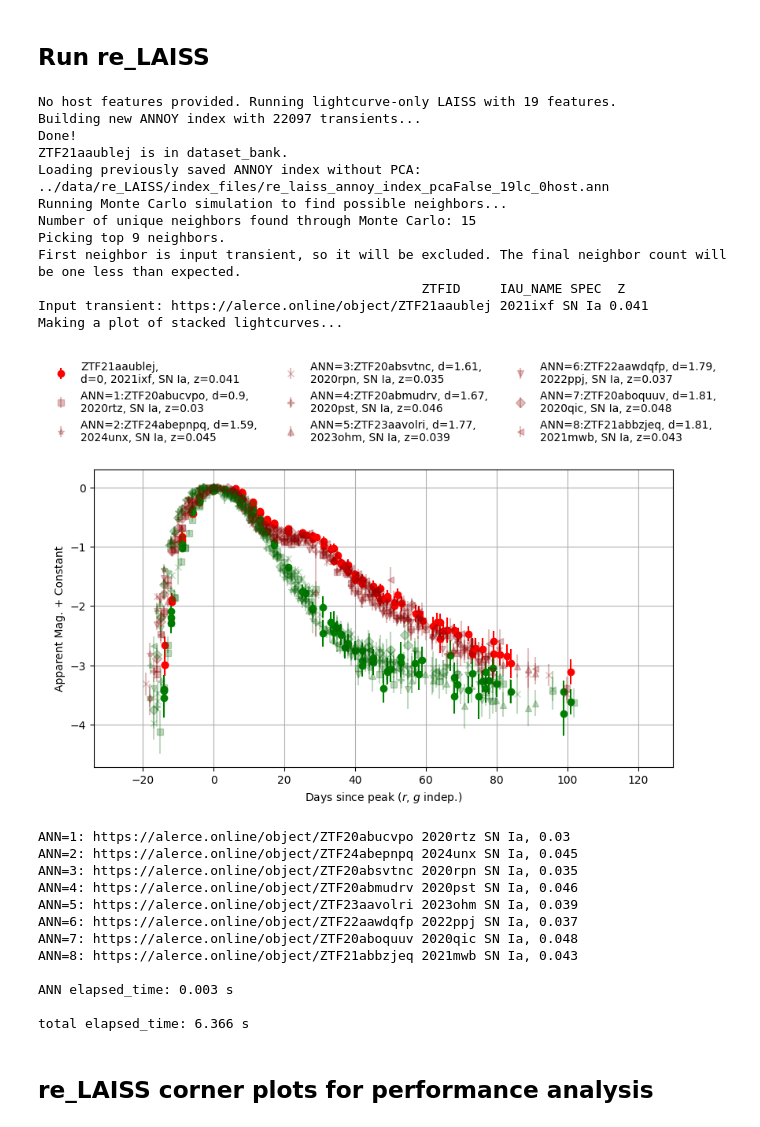
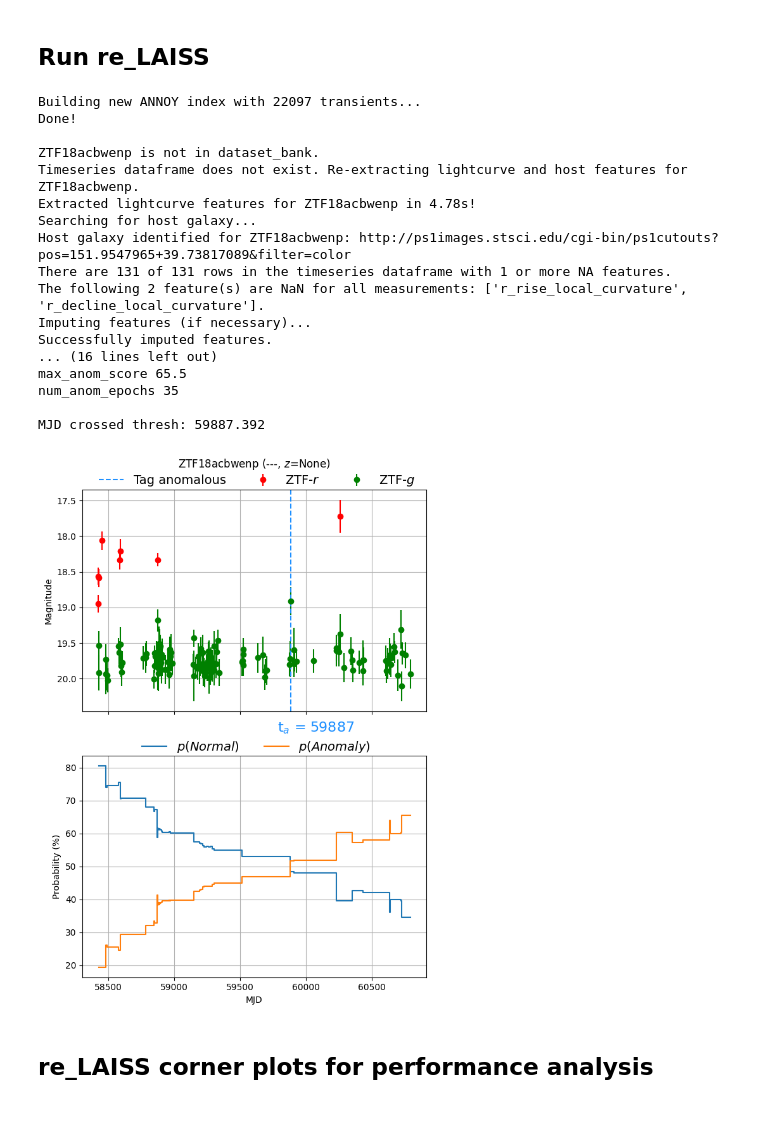
Before and after one commit to evan-reynolds/laiss_timedomainanomalies, a Jupyter notebook: notebooks/re_LAISS.ipynb, the cells around one changed output. Cells and saved outputs as stored; diff of their text form; code cells hidden in the pictures.

```diff
--- a/notebooks/re_LAISS.ipynb
+++ b/notebooks/re_LAISS.ipynb
@@ -85,62 +85,56 @@ from mod_laiss_functions import *
 # %%
 lc_feature_names = constants.lc_features_const.copy()
 host_feature_names = constants.host_features_const.copy()
 
 # ZTF21aaublej is Ia, ZTF18acaqdaa is TDE
-# For paper: Blue spiral: ZTF18abcpmwh or ZTF18ablqlzp, White eliptical: ZTF18abcvush, Reddish Elliptical: ZTF18abqlpgq
-queried_ztf_id = 'ZTF21aaublej'
+# ZTF19aanovps
+queried_ztf_id = 'ZTF18acbwenp'
 
 # theorized_lc_path = 'data/theorized_lc/slsnI.csv'
 # theorized_lightcurve_df = pd.read_csv('../' + theorized_lc_path)
 
 neighbors_df, primer_dict = re_LAISS(
     transient_ztf_id=queried_ztf_id,
     # theorized_lightcurve_df=theorized_lightcurve_df,
-    # host_ztf_id_to_swap_in='ZTF18abqlpgq',
+    host_ztf_id_to_swap_in=None,
     path_to_dataset_bank='../data/large_final_df_bank_new_lc_feats.csv',
     path_to_timeseries_folder = '../timeseries',
-    host_feature_names=[],
+    save_timeseries=False,
+    host_feature_names=host_feature_names,
     lc_feature_names=lc_feature_names,
     path_to_sfd_data_folder="../data/sfddata-master",
     use_pca=False,
     num_pca_components=None,
     force_recreation_of_annoy_index=True,
     index_folder_relative_path="../data/re_LAISS/index_files",
     neighbors=9,
     num_mc_simulations=20,
     suggest_neighbor_num=False,
     max_neighbor_distance=None,
     search_k=5000,
-    upweight_lc_feats_factor=1,
-    return_neighbor_results=True,
-    run_AD=False,
+    upweight_lc_feats_factor=1.5,
+    run_AD=True,
+    run_NN=False,
 )
 # %% [output]
-No host features provided. Running lightcurve-only LAISS with 19 features.
 Building new ANNOY index with 22097 transients...
 Done!
-ZTF21aaublej is in dataset_bank.
-Loading previously saved ANNOY index without PCA: ../data/re_LAISS/index_files/re_laiss_annoy_index_pcaFalse_19lc_0host.ann
-Running Monte Carlo simulation to find possible neighbors...
-Number of unique neighbors found through Monte Carlo: 15
-Picking top 9 neighbors.
-First neighbor is input transient, so it will be excluded. The final neighbor count will be one less than expected.
-                                                 ZTFID     IAU_NAME SPEC  Z
-Input transient: https://alerce.online/object/ZTF21aaublej 2021ixf SN Ia 0.041
-Making a plot of stacked lightcurves...
+
+ZTF18acbwenp is not in dataset_bank.
+Timeseries dataframe does not exist. Re-extracting lightcurve and host features for ZTF18acbwenp.
+Extracted lightcurve features for ZTF18acbwenp in 4.78s!
+Searching for host galaxy...
+Host galaxy identified for ZTF18acbwenp: http://ps1images.stsci.edu/cgi-bin/ps1cutouts?pos=151.9547965+39.73817089&filter=color
+There are 131 of 131 rows in the timeseries dataframe with 1 or more NA features.
+The following 2 feature(s) are NaN for all measurements: ['r_rise_local_curvature', 'r_decline_local_curvature'].
+Imputing features (if necessary)...
+Successfully imputed features.
+... (16 lines left out)
+max_anom_score 65.5
+num_anom_epochs 35
+
+MJD crossed thresh: 59887.392
-[figure, old version]
+[figure, new version]
-ANN=1: https://alerce.online/object/ZTF20abucvpo 2020rtz SN Ia, 0.03
-ANN=2: https://alerce.online/object/ZTF24abepnpq 2024unx SN Ia, 0.045
-ANN=3: https://alerce.online/object/ZTF20absvtnc 2020rpn SN Ia, 0.035
-ANN=4: https://alerce.online/object/ZTF20abmudrv 2020pst SN Ia, 0.046
-ANN=5: https://alerce.online/object/ZTF23aavolri 2023ohm SN Ia, 0.039
-ANN=6: https://alerce.online/object/ZTF22aawdqfp 2022ppj SN Ia, 0.037
-ANN=7: https://alerce.online/object/ZTF20aboquuv 2020qic SN Ia, 0.048
-ANN=8: https://alerce.online/object/ZTF21abbzjeq 2021mwb SN Ia, 0.043
-
-ANN elapsed_time: 0.003 s
-
-total elapsed_time: 6.366 s
 # %% [markdown]
 ## re_LAISS corner plots for performance analysis
 # %%
```
Also changed, not shown: parts of 5 cells of this notebook, 6 other files.
